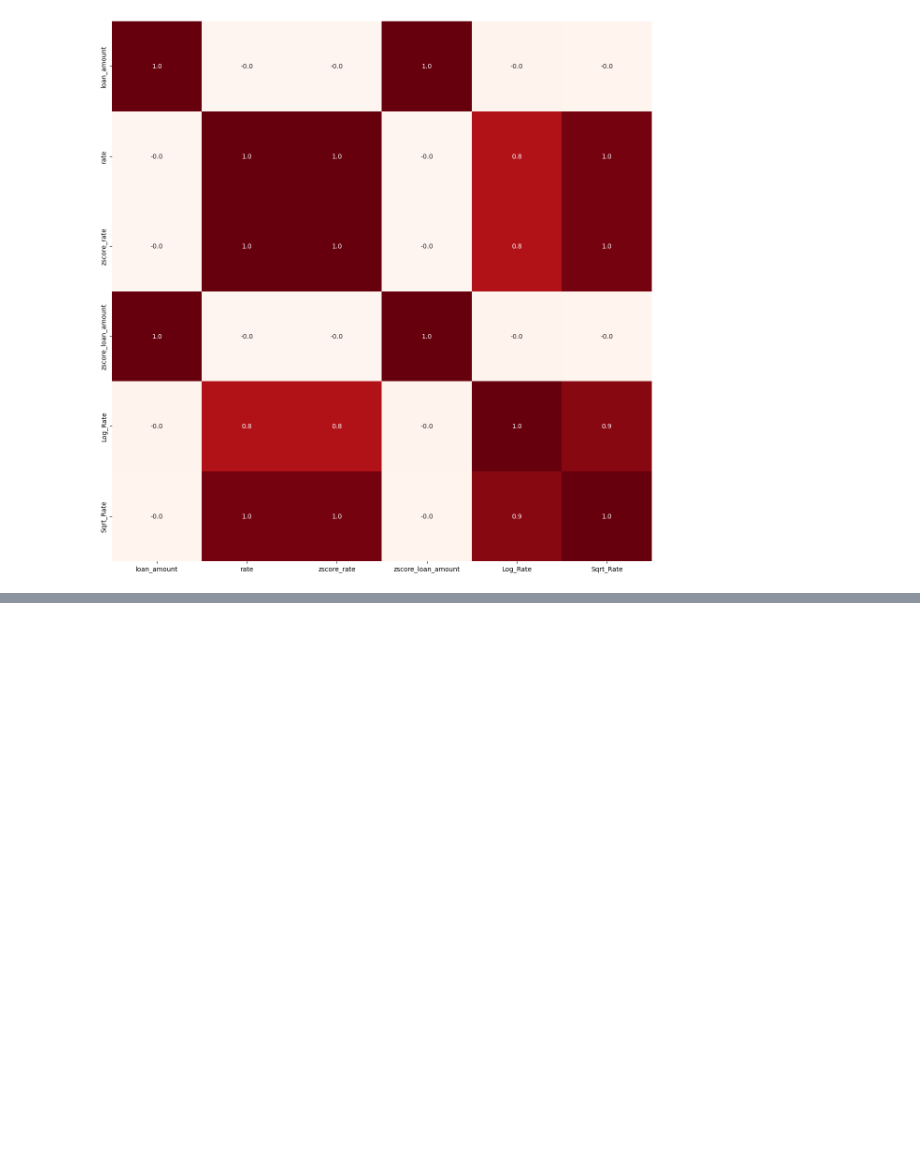
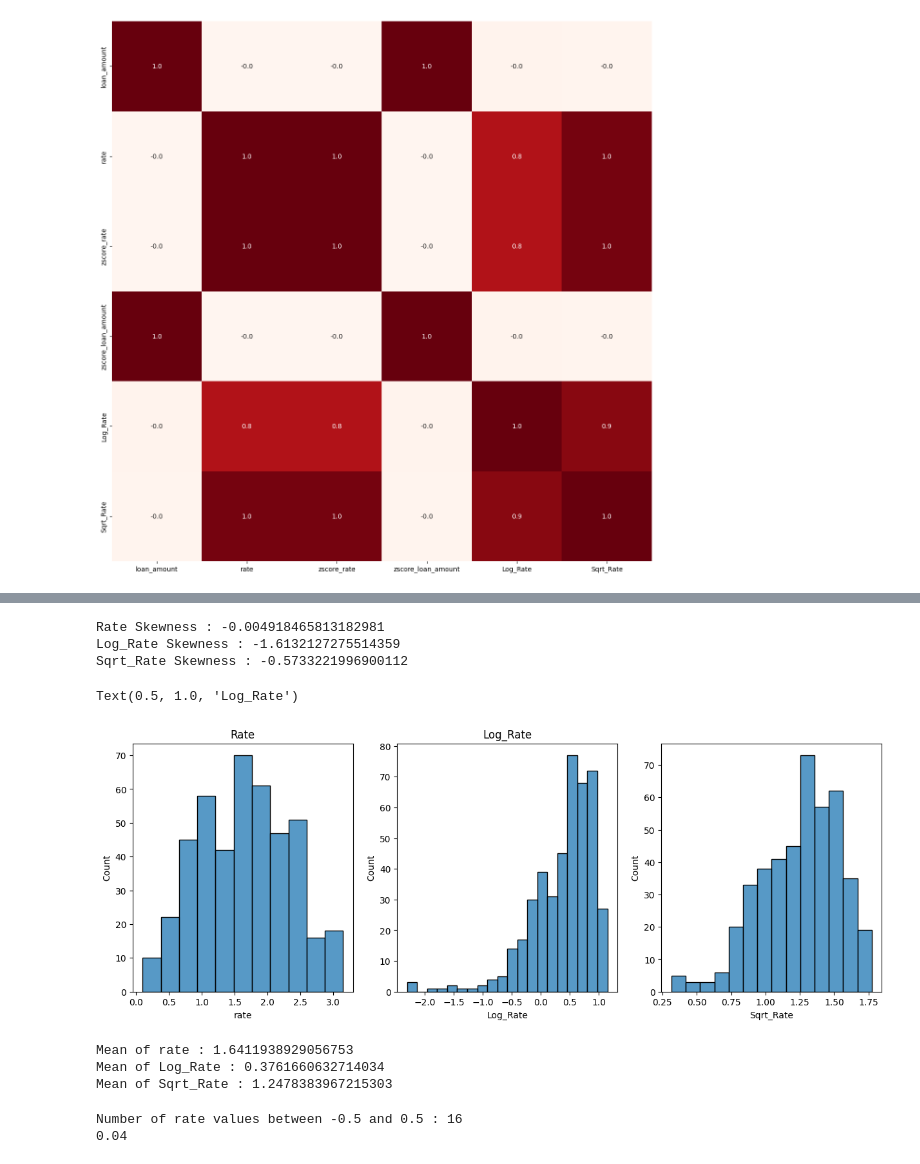
Before and after one commit to Artificial-i/-1-5, a Jupyter notebook: Untitled0.ipynb, the cells around one changed output, grey strips where cells are left out. Saved outputs shown, nothing was run; the diff lists cells and outputs as text; code cells hidden in the pictures; blank space fills up the shorter version.

```diff
--- a/Untitled0.ipynb
+++ b/Untitled0.ipynb
@@ -430,0 +427,12 @@ df.shape
+# %%
+# حذف دو ستونی که آورده شده بود تا به کمکش ان داده های پرت را پیدا کنیم
+df=df.drop(['zscore_rate','zscore_loan_amount'],axis=1)
+df.head()
+# %%
+# بررسی توضیع نرمال
+# آیا توضیع نرمال درست اتقاف اقتاده یانه ؟ برای این کار عملیات زیر را انحام میدهیم
+# باید لوگاریت و رادیکال ریت را محاسبه کنیم
+# به این دلیل این دو تا -Log_RateوLog_Sqrt-را آوردیم که هر کدام بهتر باشد ان را جایگزین کنیم
+df['Log_Rate'] = np.log(df['rate'])
+df['Sqrt_Rate'] = np.sqrt(df['rate'])
+df.head()
@@ -430,0 +446,42 @@ df.shape
+# %%
+# چولگی را باید حساب کنیم
+# هر ستون عددی هست باید اینگونه بررسی شودو گولگی این ستون به
+# دست بیایید
+# هر چه به صفر نزیکتر بشه بهتره هست
+from scipy.stats import skew
+print(f"Rate Skewness : {skew(df['rate'])}")
+print(f"Log_Rate Skewness : {skew(df['Log_Rate'])}")
+print(f"Sqrt_Rate Skewness : {skew(df['Sqrt_Rate'])}")
+# %% [output]
+Rate Skewness : -0.004918465813182981
+Log_Rate Skewness : -1.6132127275514359
+Sqrt_Rate Skewness : -0.5733221996900112
+# %%
+# البته به بررسی قبل نمی شود اعتماد کرد لذا این عملیات را انجام می دهیم
+fig, axes = plt.subplots(1, 3, figsize=(15, 5))
+sns.histplot(x=df['rate'], ax=axes[0])
+sns.histplot(x=df['Log_Rate'], ax=axes[1])
+sns.histplot(x=df['Sqrt_Rate'], ax=axes[2])
+axes[0].set_title('Rate')
+axes[1].set_title('Log_Rate')
+# %% [output]
+Text(0.5, 1.0, 'Log_Rate')
+[figure, added]
+# %%
+# برای اینکه از بین این سه تا بهترین را انتخاب کنیم میانگین هر سه تا را محاسبه میکنیم تا بهترین میانگین بدست بیایید
+print(f"Mean of rate : {df['rate'].mean()}")
+print(f"Mean of Log_Rate : {df['Log_Rate'].mean()}")
+print(f"Mean of Sqrt_Rate : {df['Sqrt_Rate'].mean()}")
+# %% [output]
+Mean of rate : 1.6411938929056753
+Mean of Log_Rate : 0.3761660632714034
+Mean of Sqrt_Rate : 1.2478383967215303
+# %%
+# اینجا هم حساب کردیم ببینیم ستون ریت چند تا یا چند درصد نزدیک به صفر داریم تا ان بهتر را انتخاب کنیم
+#  ریت را بیاور و ببین بین منفی نیم و مثبت نیم جمعشان چقد میشود که مشخص شده چهل تا از ریت های بین منفی نیم و مثبت نیم هستند در نتیجه  تصمیم گرفتیم که اسکیو ریت را جایگزین این دو کنیم تا نرمال تر شوند دیتاها و به همین دلیل ان دو تا را حذف کردیم
+count= df['rate'].between(-0.5, 0.5).sum()
+print(f"Number of rate values between -0.5 and 0.5 : {count}")
+print(f"{count/df.shape[0]:0.2f}")
+# %% [output]
+Number of rate values between -0.5 and 0.5 : 16
+0.04
```
Also changed, not shown: parts of 8 cells of this notebook.
